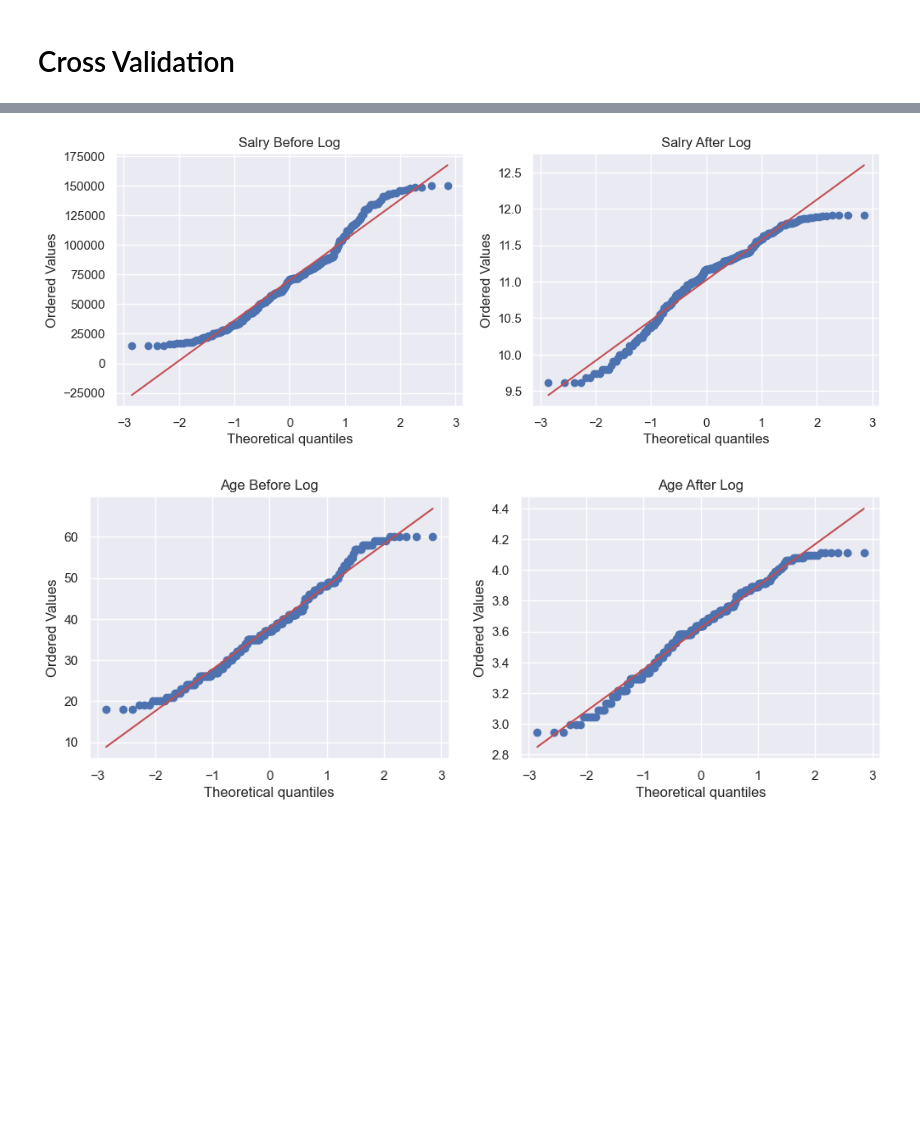
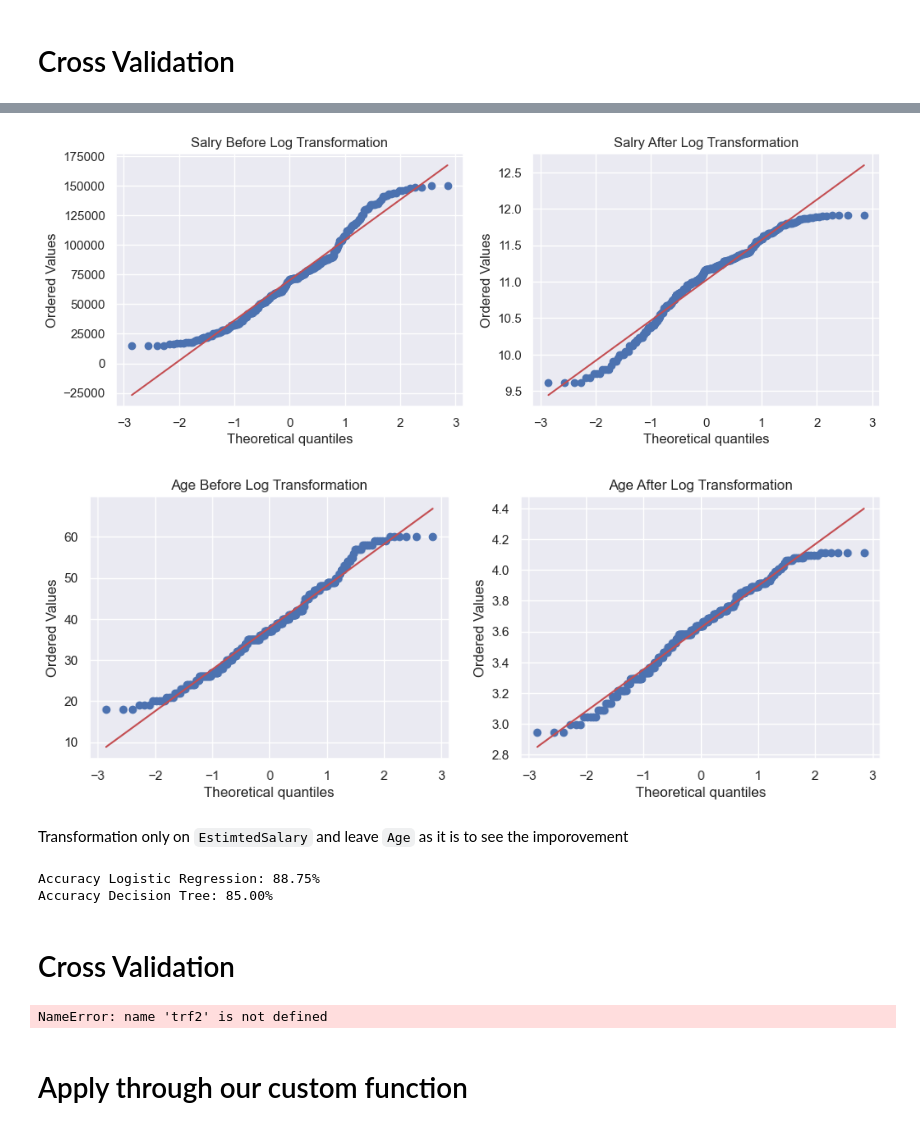
Before and after one commit to atifsalam78/Machine_Learning, a Jupyter notebook: function_transformer.ipynb, the cells around one changed output, grey strips where cells are left out. Drawn from its saved outputs; the diff is of its cells as text; code cells hidden in the pictures; blank space fills up the shorter version.

```diff
--- a/function_transformer.ipynb
+++ b/function_transformer.ipynb
@@ -148,28 +150,30 @@ Accuracy Decision Tree: 83.75%
 # %%
 plt.figure(figsize=(12,4))
 
 plt.subplot(121)
 stats.probplot(X_train["EstimatedSalary"], dist="norm", plot=plt)
-plt.title("Salry Before Log")
+plt.title("Salry Before Log Transformation")
 
 plt.subplot(122)
 stats.probplot(X_train_transformed["EstimatedSalary"], dist="norm", plot=plt)
-plt.title("Salry After Log")
+plt.title("Salry After Log Transformation")
 
 plt.show()
 # %% [output]
-[figure, old version]
+[figure, new version]
 # %%
 plt.figure(figsize=(12,4))
 
 plt.subplot(121)
 stats.probplot(X_train["Age"], dist="norm", plot=plt)
-plt.title("Age Before Log")
+plt.title("Age Before Log Transformation")
 
 plt.subplot(122)
 stats.probplot(X_train_transformed["Age"], dist="norm", plot=plt)
-plt.title("Age After Log")
+plt.title("Age After Log Transformation")
 
 plt.show()
 # %% [output]
-[figure, old version]
+[figure, new version]
+# %% [markdown]
+Transformation only on `EstimtedSalary` and leave `Age` as it is to see the imporovement
@@ -175,0 +195,29 @@ plt.show()
+# %%
+clf3.fit(X_train_transformed2, y_train)
+clf4.fit(X_train_transformed2, y_train)
+
+y_pred3 = clf3.predict(X_test_transformed2)
+y_pred4 = clf4.predict(X_test_transformed2)
+
+print(f"Accuracy Logistic Regression: {accuracy_score(y_test, y_pred3)*100:.2f}%")
+print(f"Accuracy Decision Tree: {accuracy_score(y_test, y_pred4)*100:.2f}%")
+# %% [output]
+Accuracy Logistic Regression: 88.75%
+Accuracy Decision Tree: 85.00%
+# %% [markdown]
+# Cross Validation
+# %%
+X_transformed2 = trf2.fit_transform(X)
+
+clf5 = LogisticRegression()
+clf6 = DecisionTreeClassifier()
+
+LR5 = np.mean(cross_val_score(clf5, X_transformed2, y, scoring="accuracy", cv=10))
+DT6 = np.mean(cross_val_score(clf6, X_transformed2, y, scoring="accuracy", cv=10))
+
+print(f"Accuracy Logistic Regression: {LR5*100:.2f}%")
+print(f"Accuracy Decision Tree: {DT6*100:.2f}%")
+# %% [output]
+NameError: name 'trf2' is not defined
+# %% [markdown]
+# Apply through our custom function
```
Also changed, not shown: parts of 13 cells of this notebook, 13 other files.
